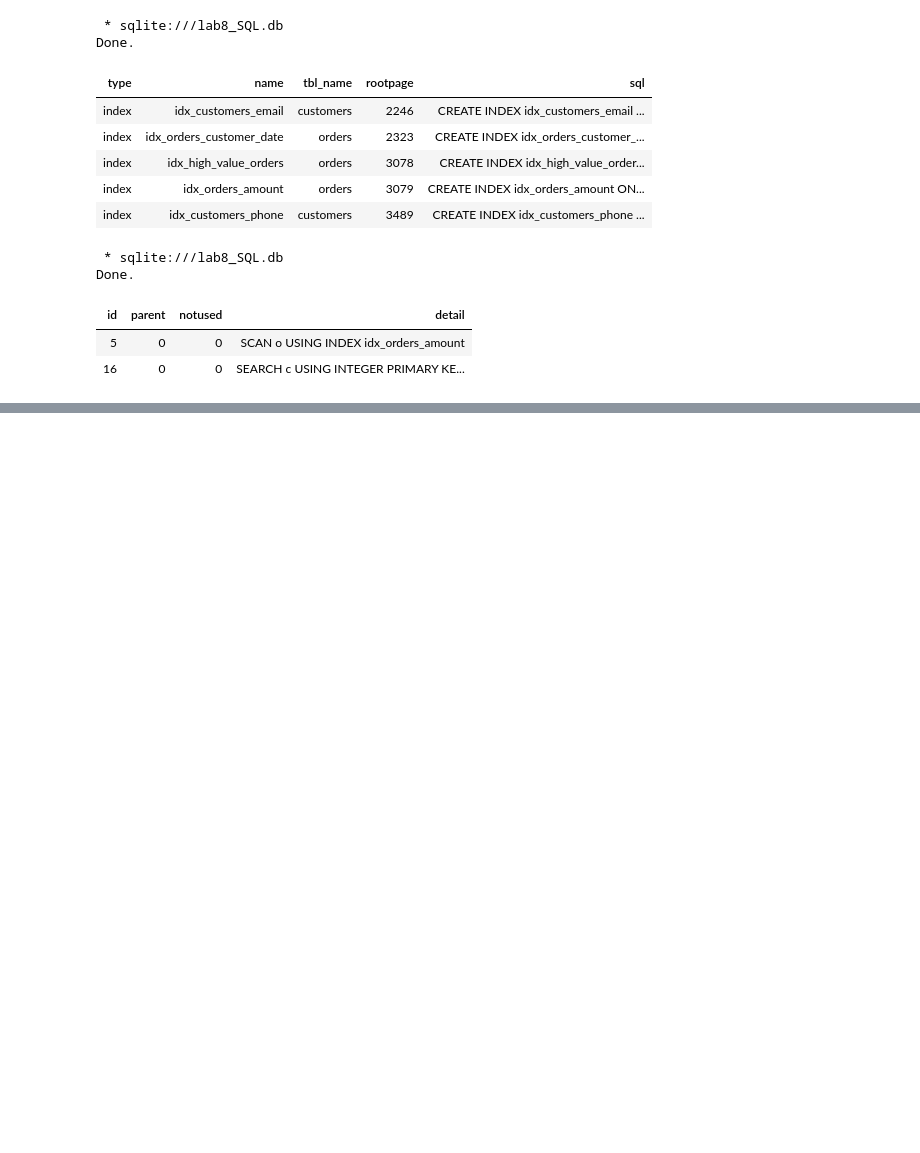
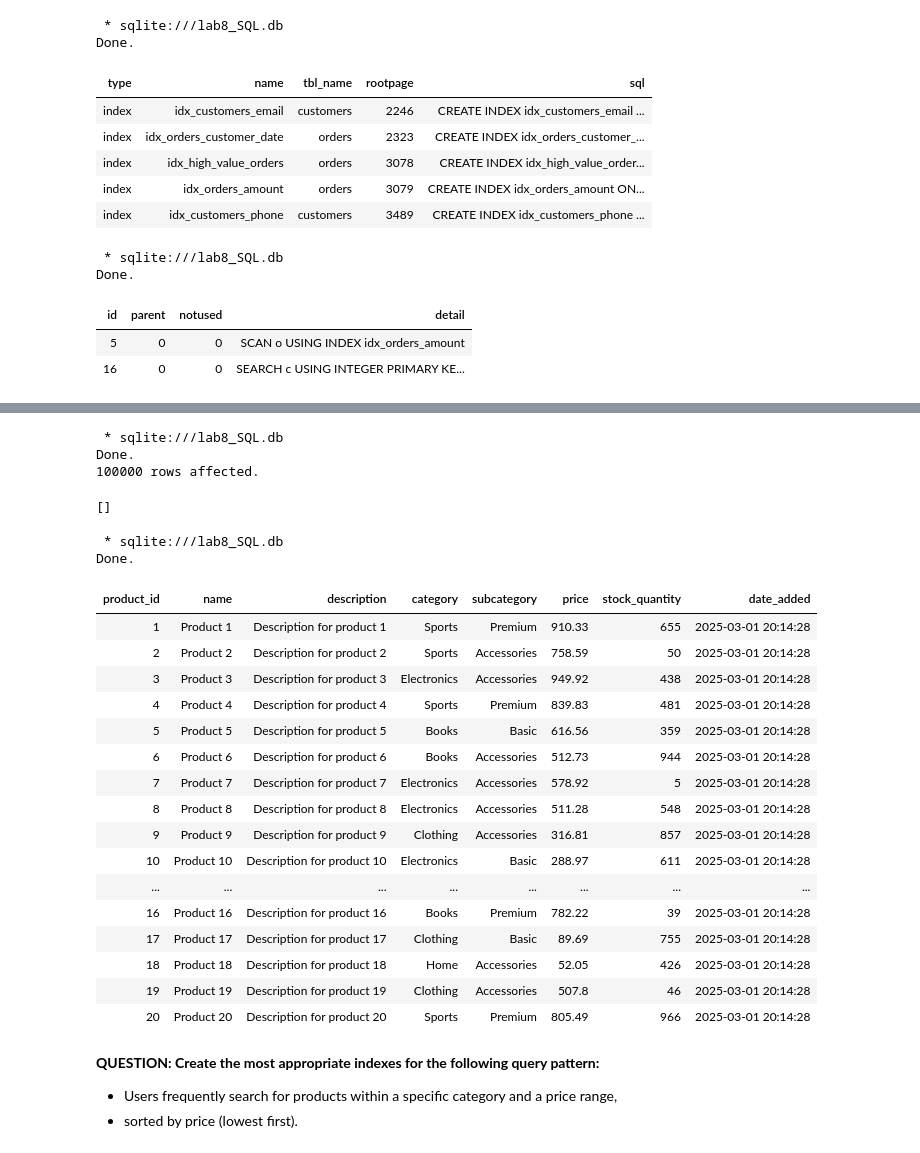
Before and after one commit to profliuhao/CSIT555, a Jupyter notebook: CSIT_555_Module_8_Indexing_and_Hashing.ipynb, the cells around one changed output, grey strips where cells are left out. Cells and saved outputs as stored; diff of their text form; code cells hidden in the pictures; blank space fills up the shorter version.

```diff
--- a/CSIT_555_Module_8_Indexing_and_Hashing.ipynb
+++ b/CSIT_555_Module_8_Indexing_and_Hashing.ipynb
@@ -638,0 +647,75 @@ Done.
+# %%
+%%sql
+-- Create the products table
+CREATE TABLE products (
+    product_id INTEGER PRIMARY KEY,
+    name TEXT NOT NULL,
+    description TEXT,
+    category TEXT NOT NULL,
+    subcategory TEXT,
+    price DECIMAL(10,2) NOT NULL,
+    stock_quantity INTEGER DEFAULT 0,
+    date_added TIMESTAMP DEFAULT CURRENT_TIMESTAMP
+);
+
+-- Insert sample data (abbreviated for brevity)
+INSERT INTO products (name, description, category, subcategory, price, stock_quantity)
+SELECT
+    'Product ' || x,
+    'Description for product ' || x,
+    CASE (ABS(RANDOM()) % 5)
+        WHEN 0 THEN 'Electronics'
+        WHEN 1 THEN 'Clothing'
+        WHEN 2 THEN 'Home'
+        WHEN 3 THEN 'Books'
+        ELSE 'Sports'
+    END,
+    CASE (ABS(RANDOM()) % 3)
+        WHEN 0 THEN 'Accessories'
+        WHEN 1 THEN 'Premium'
+        ELSE 'Basic'
+    END,
+    ROUND((ABS(RANDOM()) % 100000) / 100.0, 2),
+    ABS(RANDOM()) % 1000
+FROM (
+    WITH RECURSIVE counter(x) AS (
+        SELECT 1
+        UNION ALL
+        SELECT x+1 FROM counter
+        LIMIT 100000
+    )
+    SELECT x FROM counter
+);
+# %% [output]
+ * sqlite:///lab8_SQL.db
+Done.
+100000 rows affected.
+[]
+# %%
+%%sql
+select * from products limit 20;
+# %% [output]
+ * sqlite:///lab8_SQL.db
+Done.
+| product_id | name | description | category | subcategory | price | stock_quantity | date_added |
+| 1 | Product 1 | Description for product 1 | Sports | Premium | 910.33 | 655 | 2025-03-01 20:14:28 |
+| 2 | Product 2 | Description for product 2 | Sports | Accessories | 758.59 | 50 | 2025-03-01 20:14:28 |
+| 3 | Product 3 | Description for product 3 | Electronics | Accessories | 949.92 | 438 | 2025-03-01 20:14:28 |
+| 4 | Product 4 | Description for product 4 | Sports | Premium | 839.83 | 481 | 2025-03-01 20:14:28 |
+| 5 | Product 5 | Description for product 5 | Books | Basic | 616.56 | 359 | 2025-03-01 20:14:28 |
+| 6 | Product 6 | Description for product 6 | Books | Accessories | 512.73 | 944 | 2025-03-01 20:14:28 |
+| 7 | Product 7 | Description for product 7 | Electronics | Accessories | 578.92 | 5 | 2025-03-01 20:14:28 |
+| 8 | Product 8 | Description for product 8 | Electronics | Accessories | 511.28 | 548 | 2025-03-01 20:14:28 |
+| 9 | Product 9 | Description for product 9 | Clothing | Accessories | 316.81 | 857 | 2025-03-01 20:14:28 |
+| 10 | Product 10 | Description for product 10 | Electronics | Basic | 288.97 | 611 | 2025-03-01 20:14:28 |
+| ... | ... | ... | ... | ... | ... | ... | ... |
+| 16 | Product 16 | Description for product 16 | Books | Premium | 782.22 | 39 | 2025-03-01 20:14:28 |
+| 17 | Product 17 | Description for product 17 | Clothing | Basic | 89.69 | 755 | 2025-03-01 20:14:28 |
+| 18 | Product 18 | Description for product 18 | Home | Accessories | 52.05 | 426 | 2025-03-01 20:14:28 |
+| 19 | Product 19 | Description for product 19 | Clothing | Accessories | 507.8 | 46 | 2025-03-01 20:14:28 |
+| 20 | Product 20 | Description for product 20 | Sports | Premium | 805.49 | 966 | 2025-03-01 20:14:28 |
+# %% [markdown]
+
+**QUESTION: Create the most appropriate indexes for the following query pattern:**
+- Users frequently search for products within a specific category and a price range,
+- sorted by price (lowest first).
```
Also changed, not shown: parts of 15 cells of this notebook.
